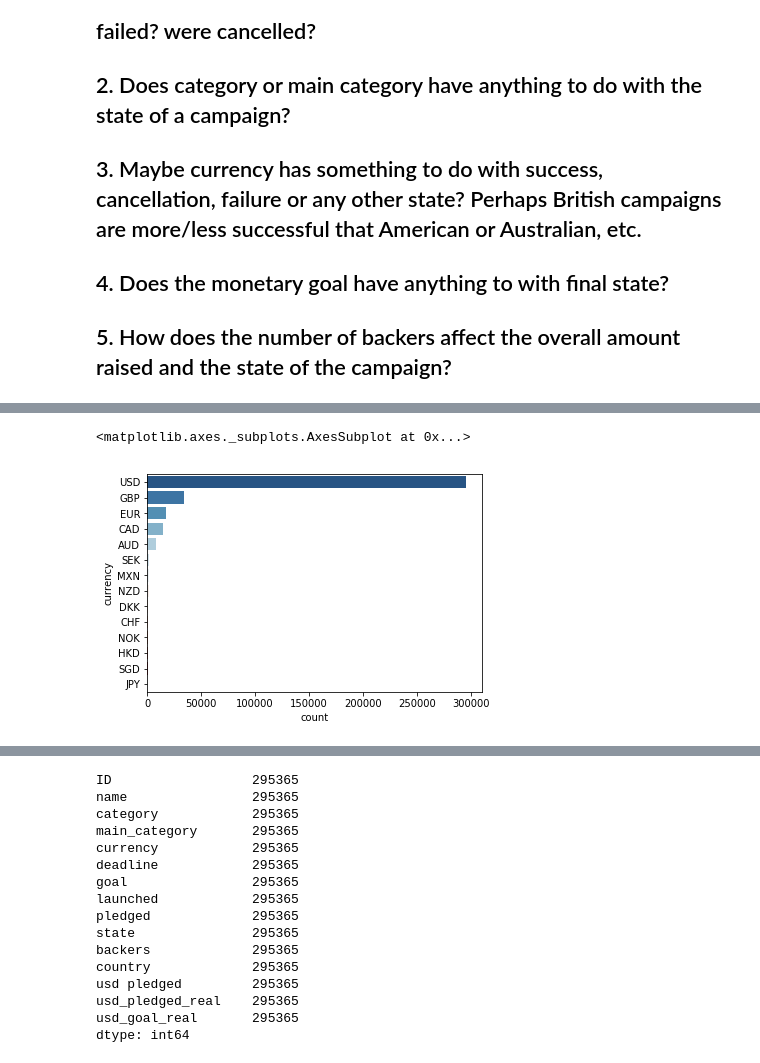
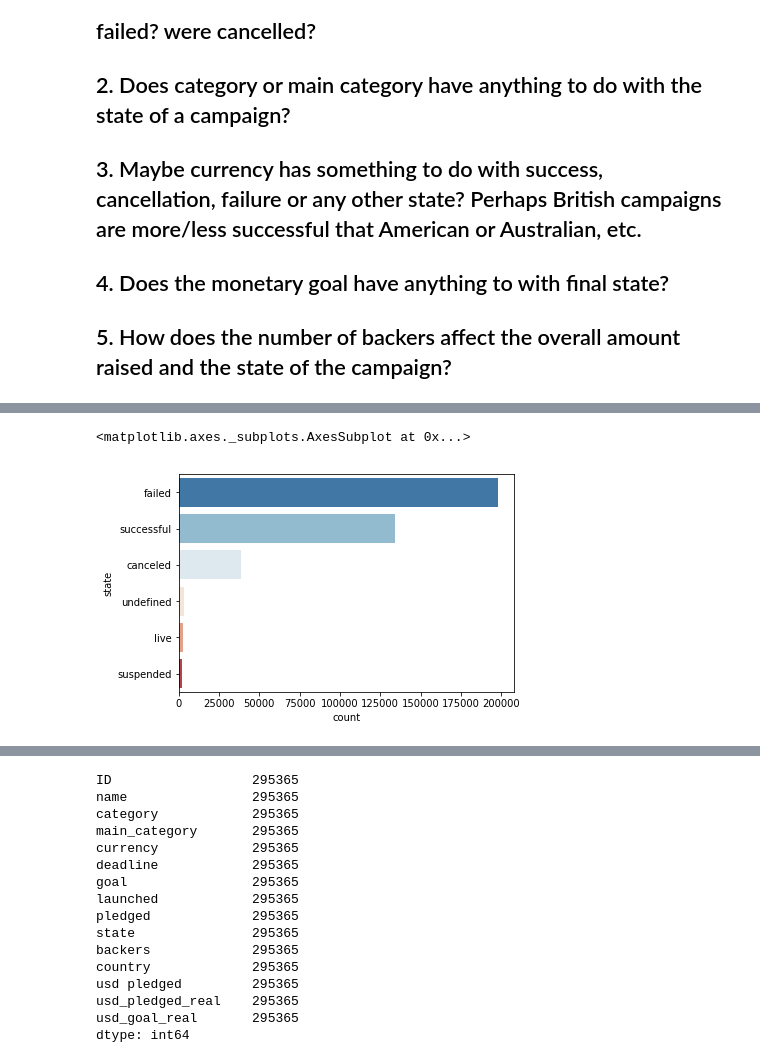
Before and after one commit to fchikwekwe/KickstarterData, a Jupyter notebook: Kickstarter_data.ipynb, the cells around one changed output, grey strips where cells are left out. Cells and saved outputs as stored; diff of their text form; code cells hidden in the pictures.

Commit message:
🎥 added jupyter slides and finished analysis

```diff
--- a/Kickstarter_data.ipynb
+++ b/Kickstarter_data.ipynb
@@ -230,9 +210,6 @@ array(['Poetry', 'Narrative Film', 'Music', 'Film & Video', 'Restaurants',
-# %%
-# Before we begin analysis on the varying currencies,we can see that the overwhelming number of campaigns
-# are conducted in American dollars. Pounds, Euros, Canadian and Australian dollars all trail, but are visible.
-# Other currencies like Mexican Pesos, New Zealand Dollars, Hong Kong dollars and Japanese Yen
-# are much smaller values.
-sns.countplot(y='currency', palette='RdBu_r', order=df['currency'].value_counts().index, data=df)
-# %% [output]
-<matplotlib.axes._subplots.AxesSubplot at 0x...>
-[figure, removed]
+# %%
+# Vast majority of campaigns end up failing
+sns.countplot(y='state', palette='RdBu_r', order=df['state'].value_counts().index, data=df)
+# %% [output]
+<matplotlib.axes._subplots.AxesSubplot at 0x...>
+[figure, added]
```
Also changed, not shown: parts of 26 cells of this notebook, 1 other file.
